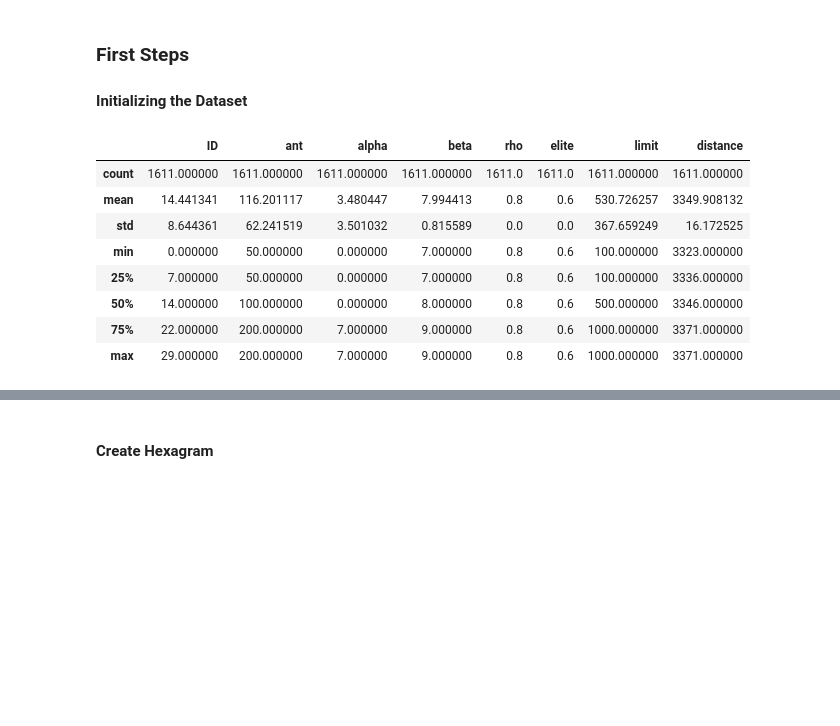
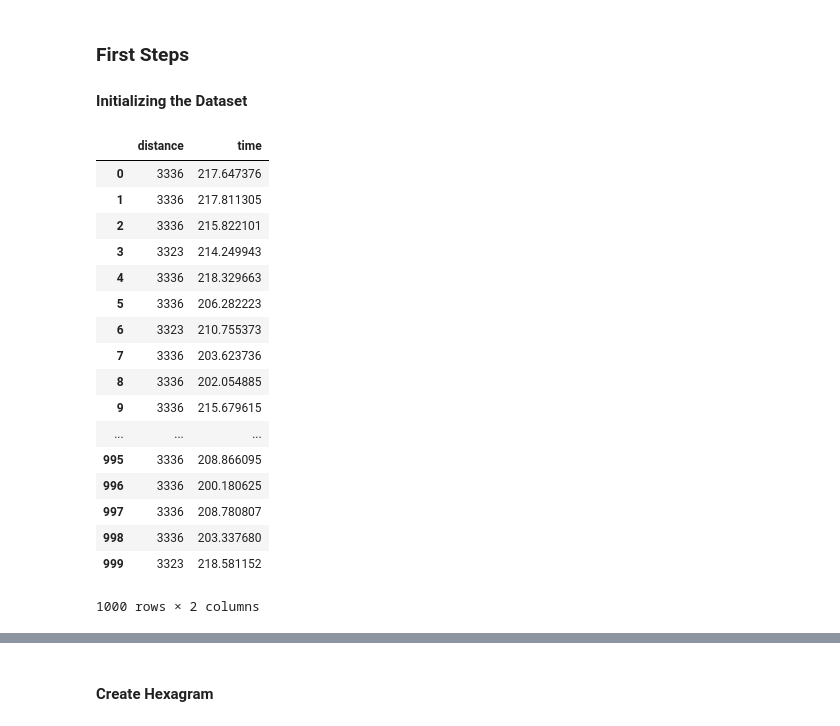
Before and after one commit to andresalesbarbosa/ACO, a Jupyter notebook: Structured Analysis.ipynb, the cells around one changed output, grey strips where cells are left out. Saved outputs shown, nothing was run; the diff lists cells and outputs as text; code cells hidden in the pictures; blank space fills up the shorter version.

```diff
--- a/Structured Analysis.ipynb
+++ b/Structured Analysis.ipynb
@@ -516,19 +523,49 @@ This new simulation is going to test the differences we found and our new belief
 # %% [markdown]
 ### First Steps
 #### Initializing the Dataset
-# %%
-#Creating the pandas DataFrame from csv file
-df = pd.read_csv("burma14beyond.csv")
-#cleaning cells with Not Available data, or erased cell
-clean = df.dropna()
-clean.describe()
-# %% [output]
-|  | ID | ant | alpha | beta | rho | elite | limit | distance |
-| count | 1611.000000 | 1611.000000 | 1611.000000 | 1611.000000 | 1611.0 | 1611.0 | 1611.000000 | 1611.000000 |
-| mean | 14.441341 | 116.201117 | 3.480447 | 7.994413 | 0.8 | 0.6 | 530.726257 | 3349.908132 |
-| std | 8.644361 | 62.241519 | 3.501032 | 0.815589 | 0.0 | 0.0 | 367.659249 | 16.172525 |
-| min | 0.000000 | 50.000000 | 0.000000 | 7.000000 | 0.8 | 0.6 | 100.000000 | 3323.000000 |
-| 25% | 7.000000 | 50.000000 | 0.000000 | 7.000000 | 0.8 | 0.6 | 100.000000 | 3336.000000 |
-| 50% | 14.000000 | 100.000000 | 0.000000 | 8.000000 | 0.8 | 0.6 | 500.000000 | 3346.000000 |
-| 75% | 22.000000 | 200.000000 | 7.000000 | 9.000000 | 0.8 | 0.6 | 1000.000000 | 3371.000000 |
-| max | 29.000000 | 200.000000 | 7.000000 | 9.000000 | 0.8 | 0.6 | 1000.000000 | 3371.000000 |
+# %%
+#importing needed libraries
+# DataFrame library
+import pandas as pd
+# numerical library
+import numpy as np
+# Scientifical library
+import scipy as sp
+# Statistical Library with R notation for Linear Models
+import statsmodels.formula.api as smf
+# Ploting Libraries
+import seaborn as sns
+import matplotlib.pyplot as plt
+%matplotlib inline
+
+#Creating the pandas DataFrame from csv file
+df = pd.read_csv("burma14beyond.csv")
+#cleaning cells with Not Available data, or erased cell
+clean = df.dropna()
+clean.describe()
+
+rm = pd.read_csv("restrainedModel.csv")
+rm.loc[rm['time']<0,'time'] = pd.np.nan
+rm.fillna(value=rm.mean(),inplace=True)
+om = pd.read_csv("optimalModel.csv")
+om.loc[om['time']<0,'time'] = pd.np.nan
+om.fillna(value=om.mean(),inplace=True)
+# %% [output]
+|  | distance | time |
+| 0 | 3336 | 217.647376 |
+| 1 | 3336 | 217.811305 |
+| 2 | 3336 | 215.822101 |
+| 3 | 3323 | 214.249943 |
+| 4 | 3336 | 218.329663 |
+| 5 | 3336 | 206.282223 |
+| 6 | 3323 | 210.755373 |
+| 7 | 3336 | 203.623736 |
+| 8 | 3336 | 202.054885 |
+| 9 | 3336 | 215.679615 |
+| ... | ... | ... |
+| 995 | 3336 | 208.866095 |
+| 996 | 3336 | 200.180625 |
+| 997 | 3336 | 208.780807 |
+| 998 | 3336 | 203.337680 |
+| 999 | 3323 | 218.581152 |
+1000 rows × 2 columns
```
Also changed, not shown: parts of 12 cells of this notebook.
